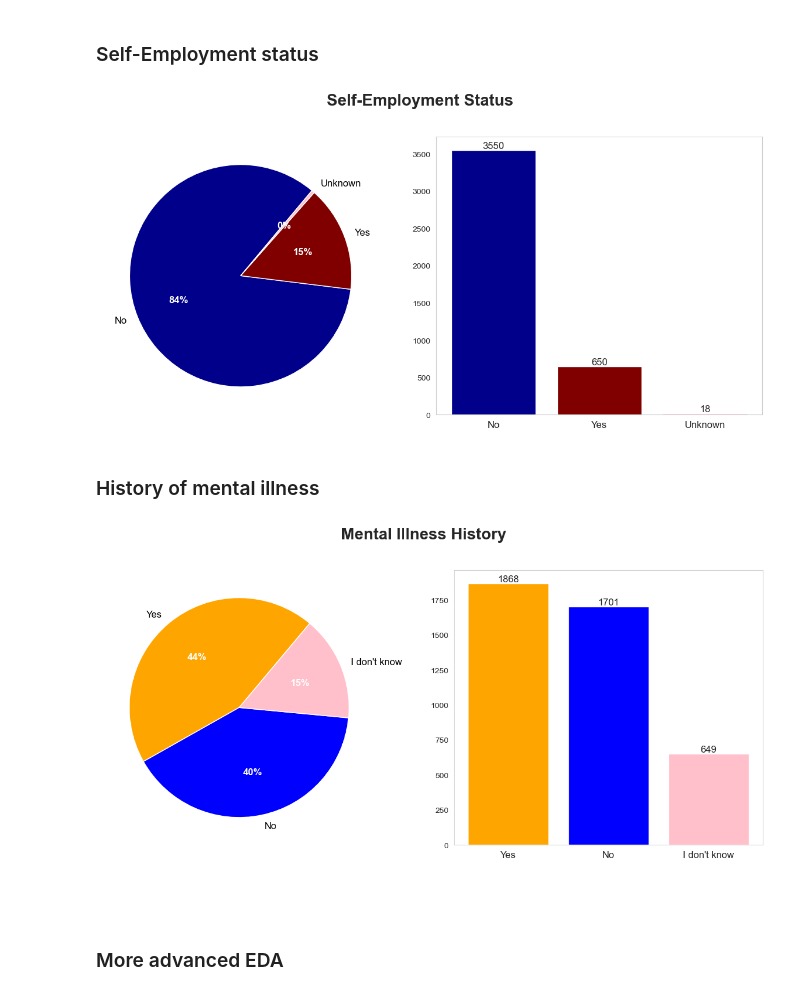
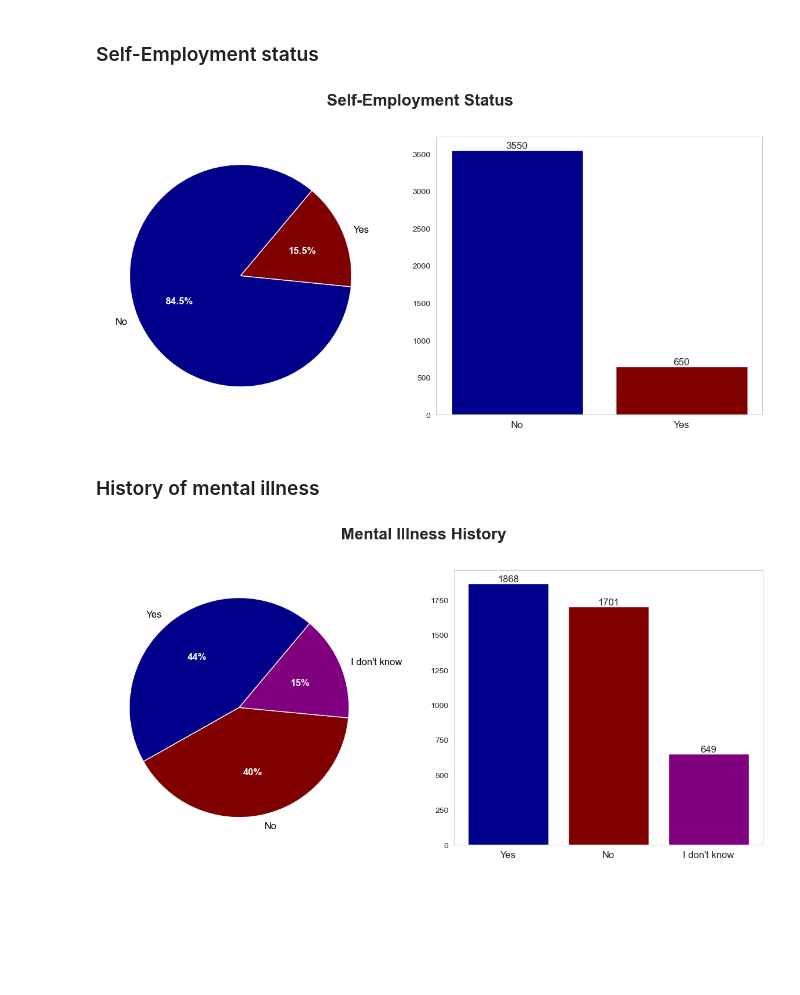
Before and after one commit to 2HO4/MentalHealth, a Jupyter notebook: DataAnalysis_MentalHealth.ipynb, the cells around one changed output. Saved outputs shown, nothing was run; the diff lists cells and outputs as text; code cells hidden in the pictures; blank space fills up the shorter version.

```diff
--- a/DataAnalysis_MentalHealth.ipynb
+++ b/DataAnalysis_MentalHealth.ipynb
@@ -647,7 +667,7 @@ counts = pd.read_sql(
     con
 )['AnswerText'].value_counts()
 
-colors = ['darkblue', '#e377c2', 'purple']
+colors = ['darkblue', 'maroon', 'purple']
 
 wedges, texts, autotexts = axes[0].pie(counts, labels=counts.index, autopct='%1i%%', startangle=120, colors=colors)
 axes[0].set_aspect('equal')  # Equal aspect ratio ensures that the pie chart is circular
@@ -708,7 +728,7 @@ counts = pd.read_sql(
     con
 )['AnswerText'].value_counts()
 
-colors = ['#1f77b4', '#ff7f0e', '#2ca02c', '#d62728', '#9467bd', '#e377c2']
+colors = ['darkblue', '#ff7f0e', '#2ca02c', '#d62728', '#9467bd', '#e377c2']
 
 # Get the top 5 common values and their counts
 top_5_values = counts.head(5)
@@ -782,9 +802,9 @@ counts = pd.read_sql(
 
 colors = [
     '#FF0000',   # Red
-    '#00FF00',   # Green
+    '#00DD00',   # Green
     '#0000FF',   # Blue
-    '#FFFF00',   # Yellow
+    '#CCCC00',   # Yellow
     '#00FFFF',   # Cyan
     '#FF00FF',   # Magenta
     '#808080',   # Gray
@@ -859,16 +879,16 @@ counts = pd.read_sql(
     '''
     SELECT AnswerText
     FROM Answer_upd
-    WHERE QuestionID = 5
+    WHERE QuestionID = 5 AND AnswerText <> -1
     ''',
     con
 )['AnswerText'].value_counts()
 
-labels = ['No', 'Yes', 'Unknown']
+labels = ['No', 'Yes']
 
-colors = ['darkblue', 'maroon', 'pink']
+colors = ['darkblue', 'maroon']
 
-wedges, texts, autotexts = axes[0].pie(counts, labels=labels, autopct='%1i%%', startangle=50, colors=colors)
+wedges, texts, autotexts = axes[0].pie(counts, labels=labels, autopct='%1.1f%%', startangle=50, colors=colors)
 axes[0].set_aspect('equal')  # Equal aspect ratio ensures that the pie chart is circular
 
 # Customize the text labels
@@ -902,7 +922,7 @@ figure.tight_layout()
 # Display the plot
 plt.show()
 # %% [output]
-[figure, old version]
+[figure, new version]
 # %% [markdown]
 ### History of mental illness
 # %%
@@ -928,7 +948,7 @@ counts = pd.read_sql(
 
 labels = counts.index
 
-colors = ['orange', 'blue', 'pink']
+colors = ['darkblue', 'maroon', 'purple']
 
 wedges, texts, autotexts = axes[0].pie(counts, labels=labels, autopct='%1i%%', startangle=50, colors=colors)
 axes[0].set_aspect('equal')  # Equal aspect ratio ensures that the pie chart is circular
@@ -937,35 +957,33 @@ axes[0].set_aspect('equal')  # Equal aspect ratio ensures that the pie chart is
 for text, autotext in zip(texts, autotexts):
     text.set_fontsize(12)
     text.set_color('black')
     autotext.set_fontsize(12)
     autotext.set_fontweight('bold')
     autotext.set_color('white')
 
 bars = axes[1].bar(labels, counts, color=colors)
 axes[1].grid(False)
 
 # Add labels for each bar
 for bar in bars:
     height = bar.get_height()
     axes[1].text(bar.get_x() + bar.get_width() / 2, height, str(height),
                  ha='center', va='bottom', fontsize=12)
 
 # Change font size of x-axis ticks
 axes[1].tick_params(axis='x', which='major', labelsize=12)
 
 figure.suptitle(
     'Mental Illness History\n',
     fontsize=20,
     fontweight='bold'
 )
 figure.subplots_adjust(hspace=0.2, wspace=0.2)
 figure.tight_layout()
 
 # Display the plot
 plt.show()
 # %% [output]
-[figure, old version]
+[figure, new version]
 # %% [markdown]
 ###
-# %% [markdown]
-### More advanced EDA
```
Also changed, not shown: parts of 45 cells of this notebook, 6 other files.
